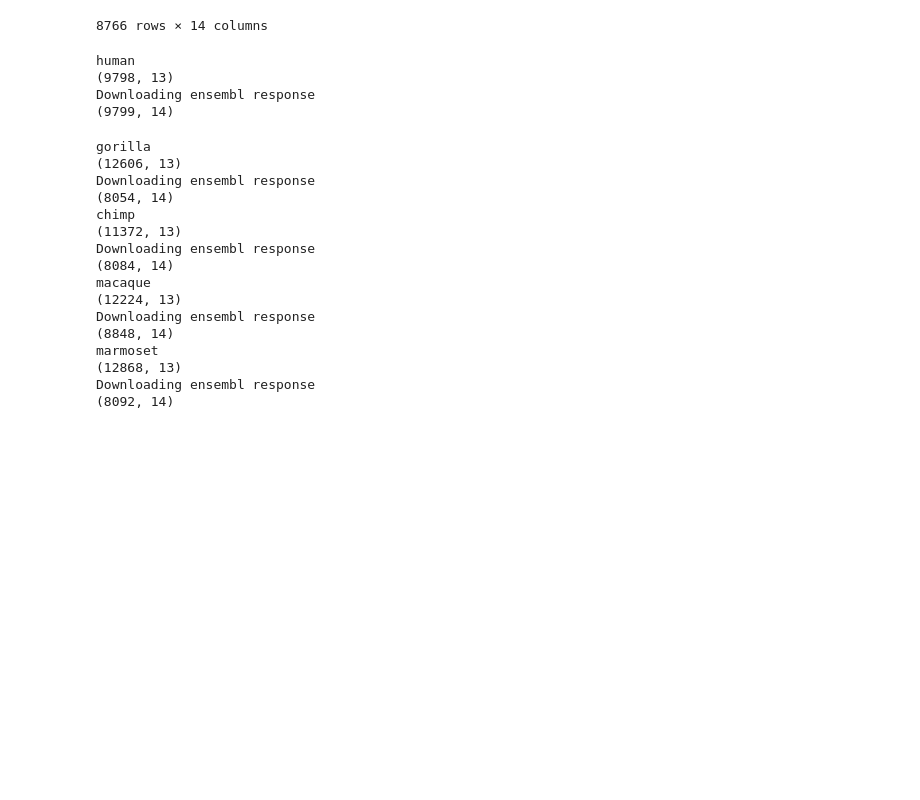
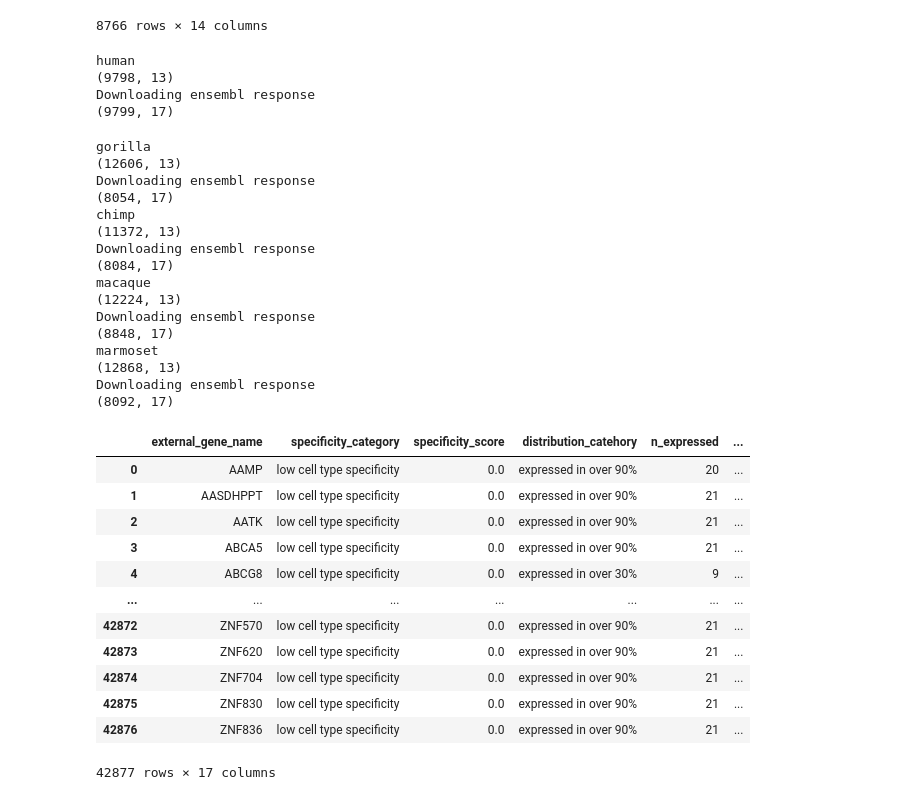
Before and after one commit to Papatheodorou-Group/GeneSpectraKG, a Jupyter notebook: notebooks/low_specificity.ipynb, the cells around one changed output. Saved outputs shown, nothing was run; the diff lists cells and outputs as text; code cells hidden in the pictures; blank space fills up the shorter version.

```diff
--- a/low_specificity.ipynb
+++ b/notebooks/low_specificity.ipynb
@@ -140,31 +148,49 @@ def merge_genespectra_low_spec_cl_eggnog(species_name_file:str, species_id:str,
 
     # return species_classes_final
 # %%
-merge_genespectra_low_spec_cl_eggnog(species_name_file='human', species_id='9606', species_name='hsapiens')
+merge_genespectra_low_spec_cl_ensembl(species_name_file='human', species_id='9606', species_name='hsapiens')
 # %% [output]
 human
 (9798, 13)
 Downloading ensembl response
-(9799, 14)
+(9799, 17)
 # %%
-merge_genespectra_low_spec_cl_eggnog(species_name_file='gorilla', species_id='9593', species_name='ggorilla')
-merge_genespectra_low_spec_cl_eggnog(species_name_file='chimp', species_id='9598',  species_name='ptroglodytes')
-merge_genespectra_low_spec_cl_eggnog(species_name_file='macaque', species_id='9544', species_name='mmulatta')
-merge_genespectra_low_spec_cl_eggnog(species_name_file='marmoset', species_id='9483', species_name='cjacchus')
+merge_genespectra_low_spec_cl_ensembl(species_name_file='gorilla', species_id='9593', species_name='ggorilla')
+merge_genespectra_low_spec_cl_ensembl(species_name_file='chimp', species_id='9598',  species_name='ptroglodytes')
+merge_genespectra_low_spec_cl_ensembl(species_name_file='macaque', species_id='9544', species_name='mmulatta')
+merge_genespectra_low_spec_cl_ensembl(species_name_file='marmoset', species_id='9483', species_name='cjacchus')
 # %% [output]
 gorilla
 (12606, 13)
 Downloading ensembl response
-(8054, 14)
+(8054, 17)
 chimp
 (11372, 13)
 Downloading ensembl response
-(8084, 14)
+(8084, 17)
 macaque
 (12224, 13)
 Downloading ensembl response
-(8848, 14)
+(8848, 17)
 marmoset
 (12868, 13)
 Downloading ensembl response
-(8092, 14)
+(8092, 17)
+# %%
+all_low = pd.read_csv("/Users/ysong/SOFTWARE/GeneSpectraKG/data/1TPM_lim/all_species_classes_subclass_1TPM_ensembl_name_lowspec_processed_all.csv")
+# %%
+all_low
+# %% [output]
+|  | external_gene_name | specificity_category | specificity_score | distribution_catehory | n_expressed | ... |
+| 0 | AAMP | low cell type specificity | 0.0 | expressed in over 90% | 20 | ... |
+| 1 | AASDHPPT | low cell type specificity | 0.0 | expressed in over 90% | 21 | ... |
+| 2 | AATK | low cell type specificity | 0.0 | expressed in over 90% | 21 | ... |
+| 3 | ABCA5 | low cell type specificity | 0.0 | expressed in over 90% | 21 | ... |
+| 4 | ABCG8 | low cell type specificity | 0.0 | expressed in over 30% | 9 | ... |
+| ... | ... | ... | ... | ... | ... | ... |
+| 42872 | ZNF570 | low cell type specificity | 0.0 | expressed in over 90% | 21 | ... |
+| 42873 | ZNF620 | low cell type specificity | 0.0 | expressed in over 90% | 21 | ... |
+| 42874 | ZNF704 | low cell type specificity | 0.0 | expressed in over 90% | 21 | ... |
+| 42875 | ZNF830 | low cell type specificity | 0.0 | expressed in over 90% | 21 | ... |
+| 42876 | ZNF836 | low cell type specificity | 0.0 | expressed in over 90% | 21 | ... |
+42877 rows × 17 columns
```
Also changed, not shown: parts of 5 cells of this notebook, 12 other files.
